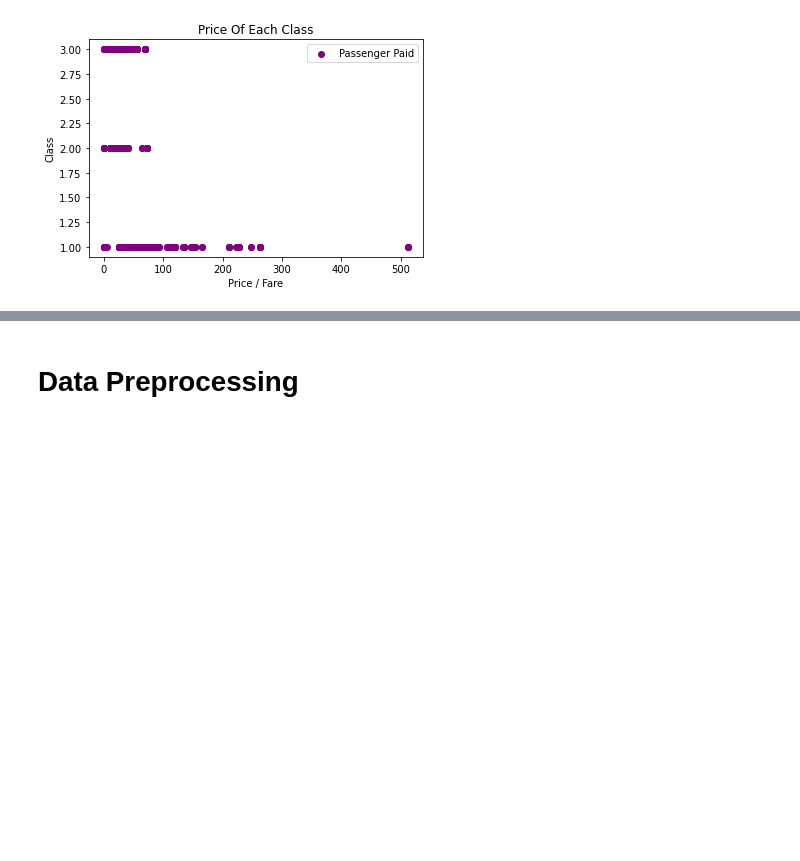
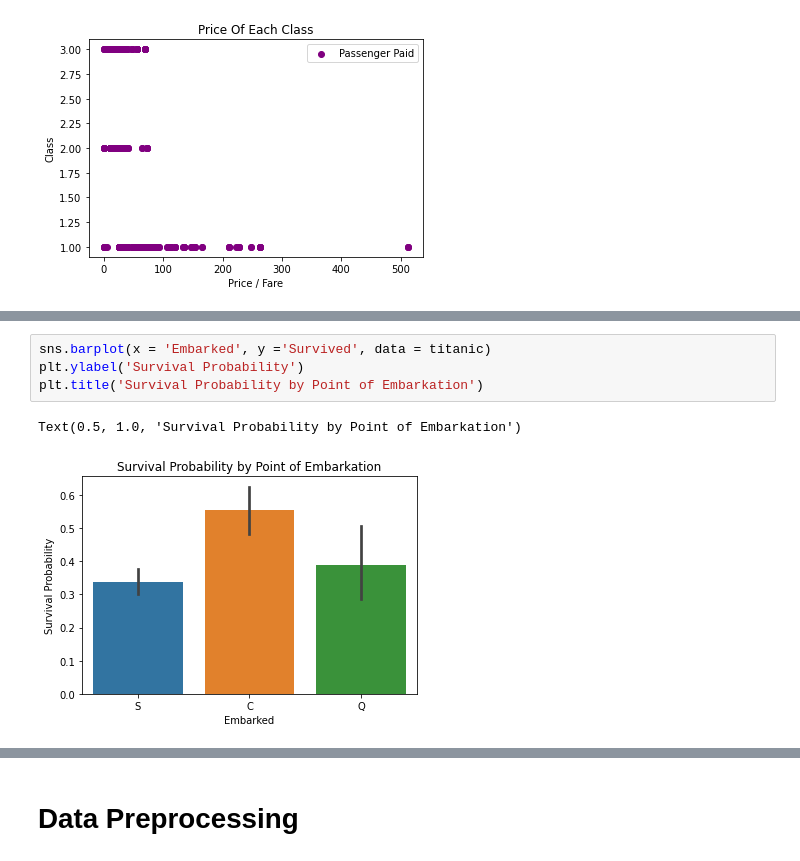
Before and after one commit to jayaemekar/Appiled-Machine-Learning, a Jupyter notebook: EXAM_TITANIC_NextSteps.ipynb, the cells around one changed output, grey strips where cells are left out. Cells and saved outputs as stored; diff of their text form; blank space fills up the shorter version.

```diff
--- a/EXAM_TITANIC_NextSteps.ipynb
+++ b/EXAM_TITANIC_NextSteps.ipynb
@@ -235,0 +278,7 @@ plt.show()
+# %%
+sns.barplot(x = 'Embarked', y ='Survived', data = titanic)
+plt.ylabel('Survival Probability')
+plt.title('Survival Probability by Point of Embarkation')
+# %% [output]
+Text(0.5, 1.0, 'Survival Probability by Point of Embarkation')
+[figure, added]
```
Also changed, not shown: parts of 19 cells of this notebook.
